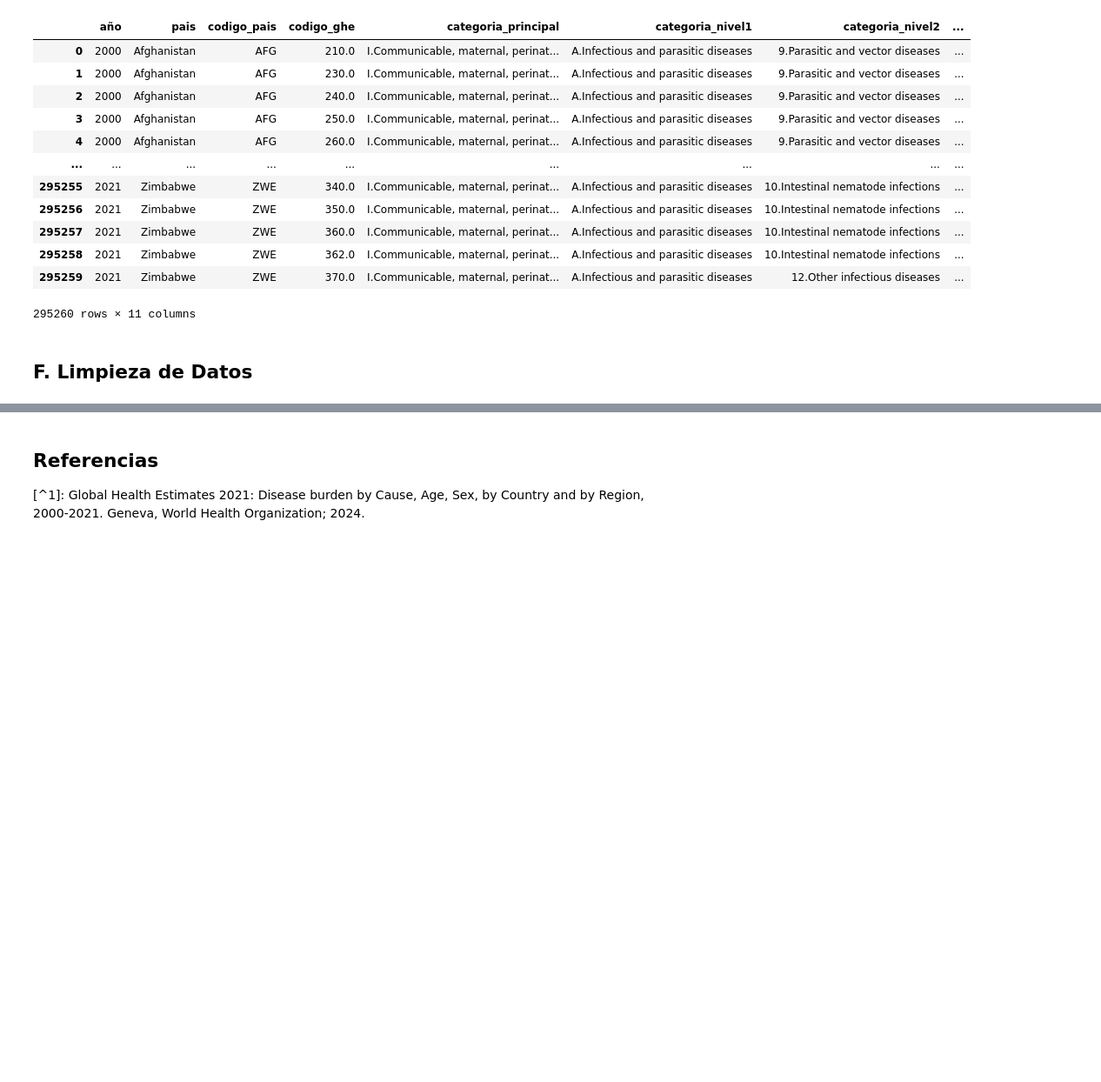
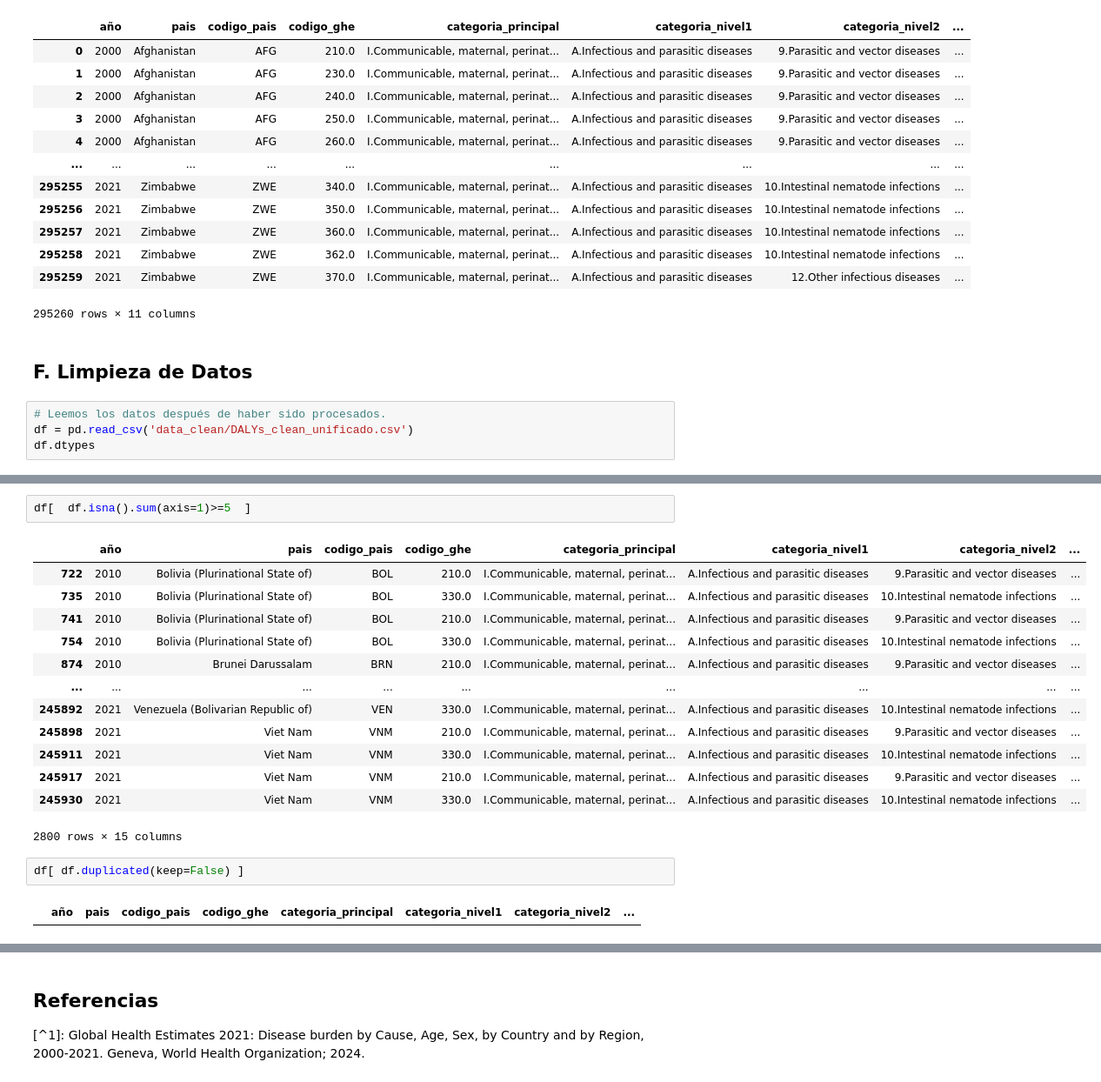
Before and after one commit to P-arsimony/DALY_DataAnalysis, a Jupyter notebook: Data_Cleaning_ByCountry.ipynb, the cells around one changed output, grey strips where cells are left out. Shown at 87% size. Drawn from its saved outputs; the diff is of its cells as text; blank space fills up the shorter version.

```diff
--- a/Data_Cleaning_ByCountry.ipynb
+++ b/Data_Cleaning_ByCountry.ipynb
@@ -408,3 +323,7 @@ prof.to_file(output_file=file_profile)
 295260 rows × 11 columns
 # %% [markdown]
 ## F. Limpieza de Datos
+# %%
+# Leemos los datos después de haber sido procesados.
+df = pd.read_csv('data_clean/DALYs_clean_unificado.csv')
+df.dtypes
@@ -410,0 +376,20 @@ prof.to_file(output_file=file_profile)
+# %%
+df[  df.isna().sum(axis=1)>=5  ]
+# %% [output]
+|  | año | pais | codigo_pais | codigo_ghe | categoria_principal | categoria_nivel1 | categoria_nivel2 | ... |
+| 722 | 2010 | Bolivia (Plurinational State of) | BOL | 210.0 | I.Communicable, maternal, perinat... | A.Infectious and parasitic diseases | 9.Parasitic and vector diseases | ... |
+| 735 | 2010 | Bolivia (Plurinational State of) | BOL | 330.0 | I.Communicable, maternal, perinat... | A.Infectious and parasitic diseases | 10.Intestinal nematode infections | ... |
+| 741 | 2010 | Bolivia (Plurinational State of) | BOL | 210.0 | I.Communicable, maternal, perinat... | A.Infectious and parasitic diseases | 9.Parasitic and vector diseases | ... |
+| 754 | 2010 | Bolivia (Plurinational State of) | BOL | 330.0 | I.Communicable, maternal, perinat... | A.Infectious and parasitic diseases | 10.Intestinal nematode infections | ... |
+| 874 | 2010 | Brunei Darussalam | BRN | 210.0 | I.Communicable, maternal, perinat... | A.Infectious and parasitic diseases | 9.Parasitic and vector diseases | ... |
+| ... | ... | ... | ... | ... | ... | ... | ... | ... |
+| 245892 | 2021 | Venezuela (Bolivarian Republic of) | VEN | 330.0 | I.Communicable, maternal, perinat... | A.Infectious and parasitic diseases | 10.Intestinal nematode infections | ... |
+| 245898 | 2021 | Viet Nam | VNM | 210.0 | I.Communicable, maternal, perinat... | A.Infectious and parasitic diseases | 9.Parasitic and vector diseases | ... |
+| 245911 | 2021 | Viet Nam | VNM | 330.0 | I.Communicable, maternal, perinat... | A.Infectious and parasitic diseases | 10.Intestinal nematode infections | ... |
+| 245917 | 2021 | Viet Nam | VNM | 210.0 | I.Communicable, maternal, perinat... | A.Infectious and parasitic diseases | 9.Parasitic and vector diseases | ... |
+| 245930 | 2021 | Viet Nam | VNM | 330.0 | I.Communicable, maternal, perinat... | A.Infectious and parasitic diseases | 10.Intestinal nematode infections | ... |
+2800 rows × 15 columns
+# %%
+df[ df.duplicated(keep=False) ]
+# %% [output]
+|  | año | pais | codigo_pais | codigo_ghe | categoria_principal | categoria_nivel1 | categoria_nivel2 | ... |
```
Also changed, not shown: parts of 13 cells of this notebook.
